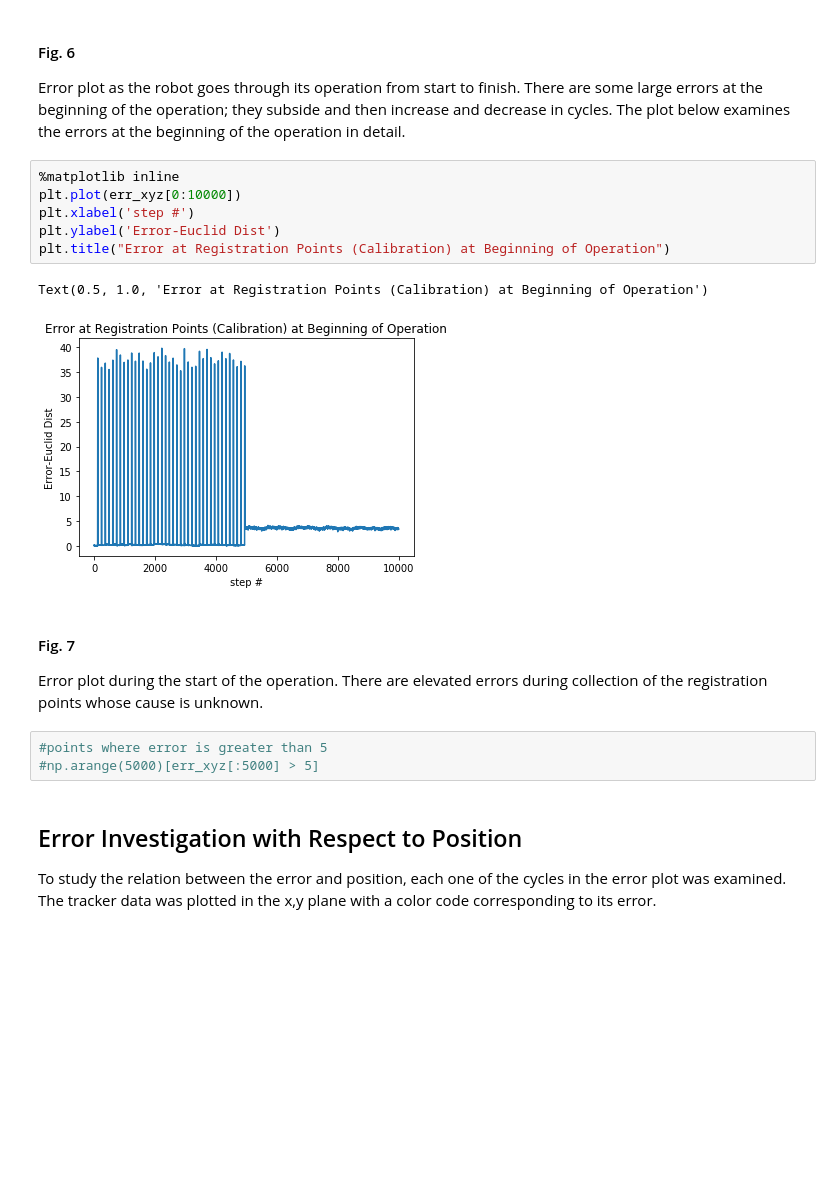
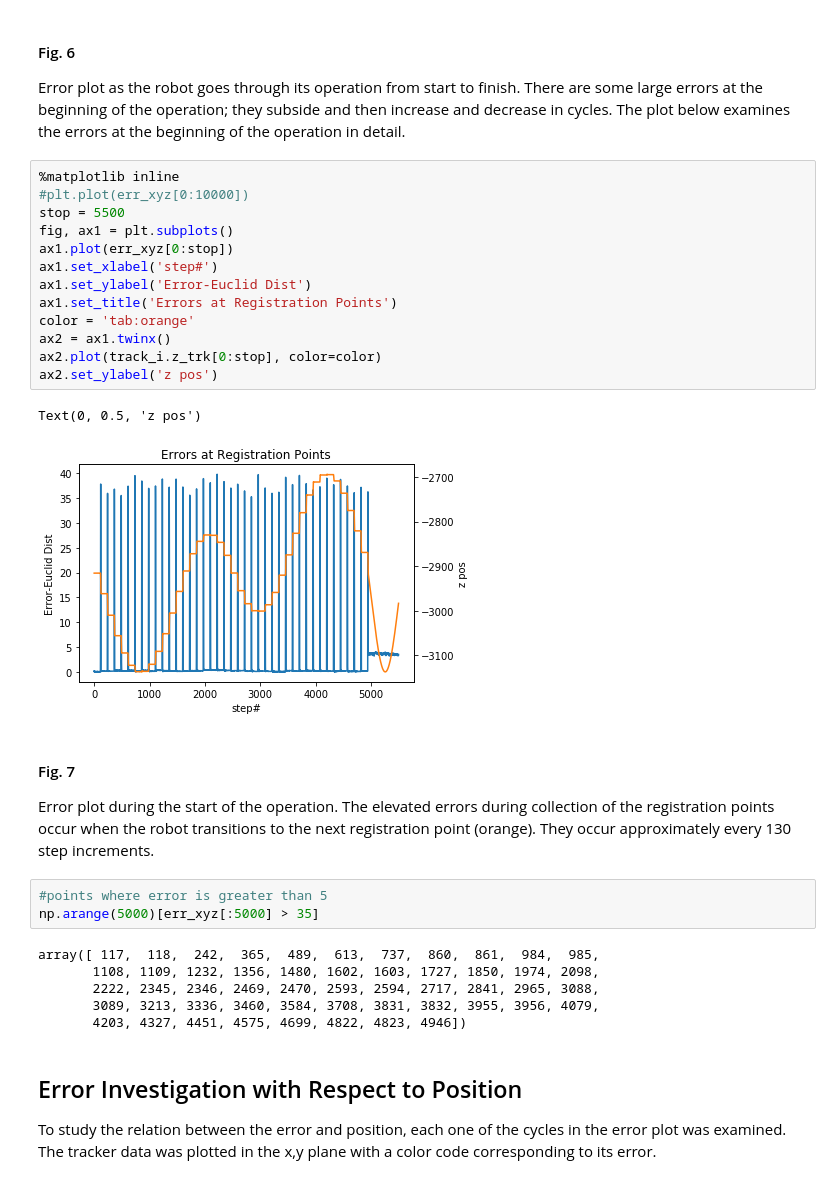
Before and after one commit to steve303/kuka_path_soln, a Jupyter notebook: path_soln.ipynb, the cells around one changed output. Cells and saved outputs as stored; diff of their text form; blank space fills up the shorter version.

Commit message:
replot_errors

```diff
--- a/path_soln.ipynb
+++ b/path_soln.ipynb
@@ -312,21 +312,34 @@ Text(0.5, 1.0, 'Error vs Step # (start to finish)')
 # %% [markdown]
 #### Fig. 6
 Error plot as the robot goes through its operation from start to finish.  There are some large errors at the beginning of the operation; they subside and then increase and decrease in cycles.  The plot below examines the errors at the beginning of the operation in detail.
-# %%
-%matplotlib inline
-plt.plot(err_xyz[0:10000])
-plt.xlabel('step #')
-plt.ylabel('Error-Euclid Dist')
-plt.title("Error at Registration Points (Calibration) at Beginning of Operation")
-# %% [output]
-Text(0.5, 1.0, 'Error at Registration Points (Calibration) at Beginning of Operation')
-[figure, removed]
+# %%
+%matplotlib inline
+#plt.plot(err_xyz[0:10000])
+stop = 5500
+fig, ax1 = plt.subplots()
+ax1.plot(err_xyz[0:stop])
+ax1.set_xlabel('step#')
+ax1.set_ylabel('Error-Euclid Dist')
+ax1.set_title('Errors at Registration Points')
+color = 'tab:orange'
+ax2 = ax1.twinx()
+ax2.plot(track_i.z_trk[0:stop], color=color)
+ax2.set_ylabel('z pos')
+# %% [output]
+Text(0, 0.5, 'z pos')
+[figure, added]
 # %% [markdown]
 #### Fig. 7
-Error plot during the start of the operation. There are elevated errors during collection of the registration points whose cause is unknown.
+Error plot during the start of the operation. The elevated errors during collection of the registration points occur when the robot transitions to the next registration point (orange).  They occur approximately every 130 step increments.
 # %%
 #points where error is greater than 5
-#np.arange(5000)[err_xyz[:5000] > 5]
+np.arange(5000)[err_xyz[:5000] > 35]
+# %% [output]
+array([ 117,  118,  242,  365,  489,  613,  737,  860,  861,  984,  985,
+       1108, 1109, 1232, 1356, 1480, 1602, 1603, 1727, 1850, 1974, 2098,
+       2222, 2345, 2346, 2469, 2470, 2593, 2594, 2717, 2841, 2965, 3088,
+       3089, 3213, 3336, 3460, 3584, 3708, 3831, 3832, 3955, 3956, 4079,
+       4203, 4327, 4451, 4575, 4699, 4822, 4823, 4946])
 # %% [markdown]
 ## Error Investigation with Respect to Position
 To study the relation between the error and position, each one of the cycles in the error plot was examined. The tracker data was plotted in the x,y plane with a color code corresponding to its error.
```
Also changed, not shown: parts of 7 cells of this notebook.
